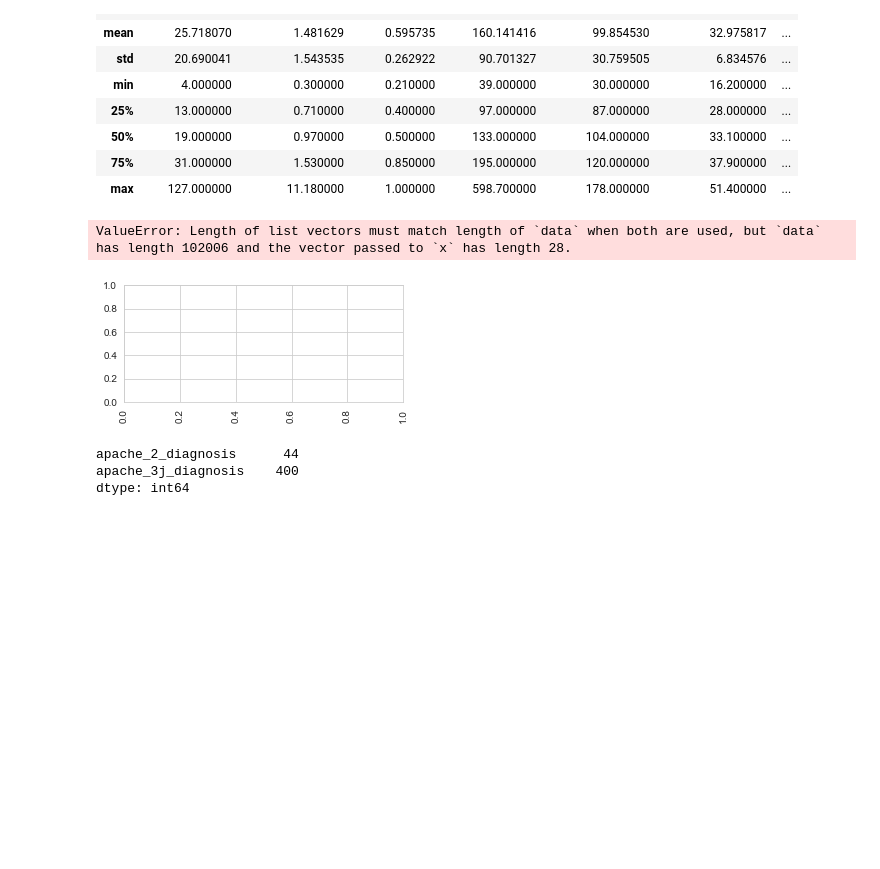
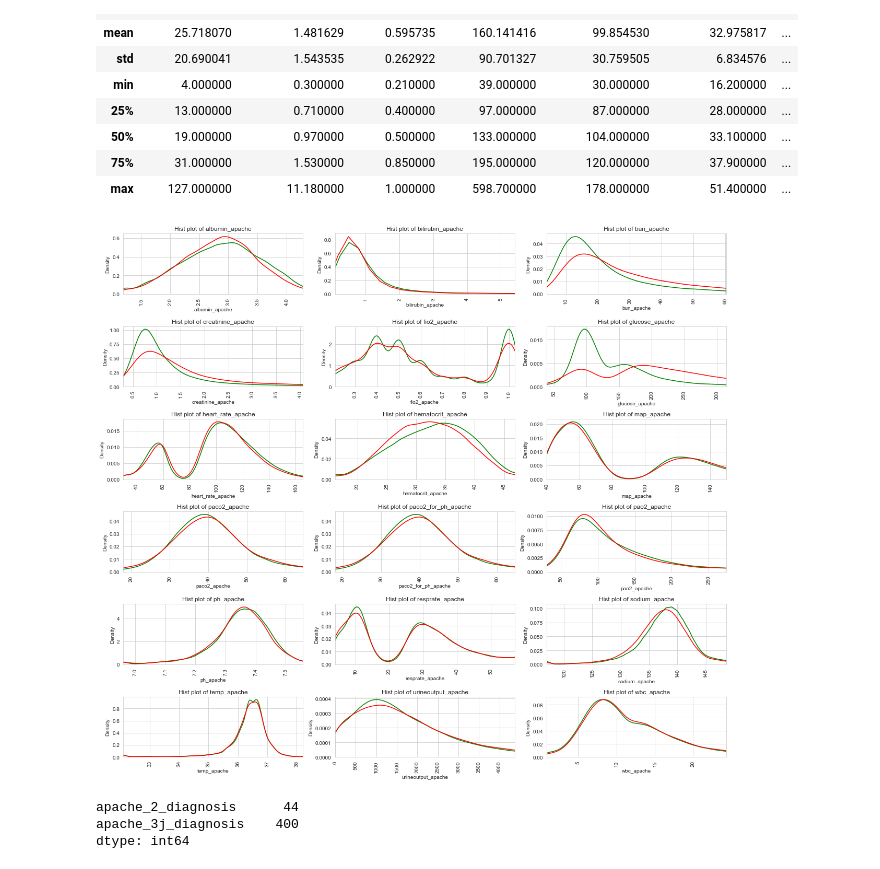
Before and after one commit to Sebasu11/WiDS-2021, a Jupyter notebook: notebooks/01_eda.ipynb, the cells around one changed output. Cells and saved outputs as stored; diff of their text form; code cells hidden in the pictures; blank space fills up the shorter version.

```diff
--- a/notebooks/EDA/01_eda.ipynb
+++ b/notebooks/01_eda.ipynb
@@ -25,7 +34,7 @@ from scipy.stats import chi2_contingency
 # %% [markdown]
 # LOAD DATA
 # %%
-diabetes = pd.read_csv("../../data/raw/TrainingWiDS2021.csv")
+diabetes = pd.read_csv("../data/raw/TrainingWiDS2021.csv")
 # %%
 diabetes.head()
 # %% [output]
@@ -57,5 +64,5 @@ memory usage: 179.7+ MB
 # %%
-data_info = pd.read_csv("../../docs/DataDictionaryWiDS2021.csv")
+data_info = pd.read_csv("../docs/DataDictionaryWiDS2021.csv")
 data_info["Category"].value_counts()
 # %% [output]
 labs                  60
@@ -593,18 +610,17 @@ for column in diabetes_describe.columns:
                          "min":diabetes_describe[column].loc["min"]}
 # %%
 plt.figure(figsize=(17,15))
-vars_to_look = [apache_covariate_features]
+vars_to_look = apache_covariate_features[8:-2]
 for i, var in enumerate(vars_to_look):
     plt.subplot(6,3,i+1)
     plt.xticks(rotation = 90)
     sns.kdeplot(x=var, data=diabetes[diabetes["diabetes_mellitus"]==0],color="green");
     sns.kdeplot(x=var, data=diabetes[diabetes["diabetes_mellitus"]==1],color="red");
     plt.xlim(limits_dict[var]["min"],limits_dict[var]["max"])
     plt.title("Hist plot of " + var)
 plt.tight_layout()
 # %% [output]
-ValueError: Length of list vectors must match length of `data` when both are used, but `data` has length 102006 and the vector passed to `x` has length 28.
-[figure, old version]
+[figure, new version]
 # %%
 diabetes[["apache_2_diagnosis","apache_3j_diagnosis"]].nunique()
 # %% [output]
```
Also changed, not shown: parts of 35 cells of this notebook, 1 other file.
